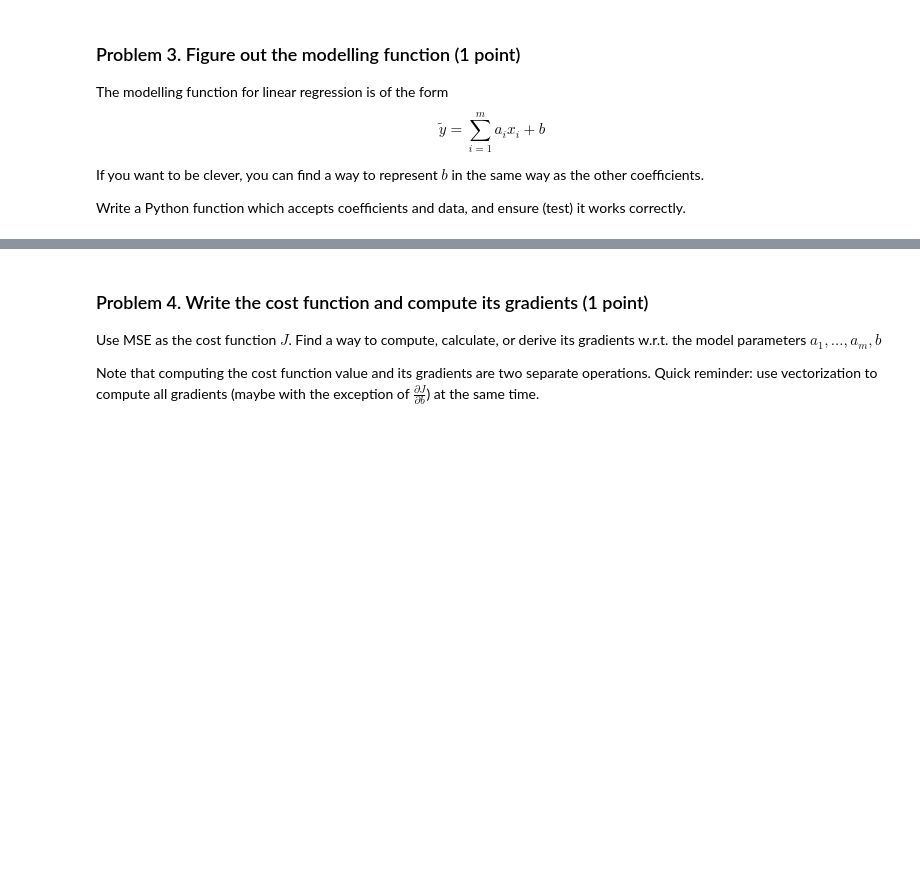
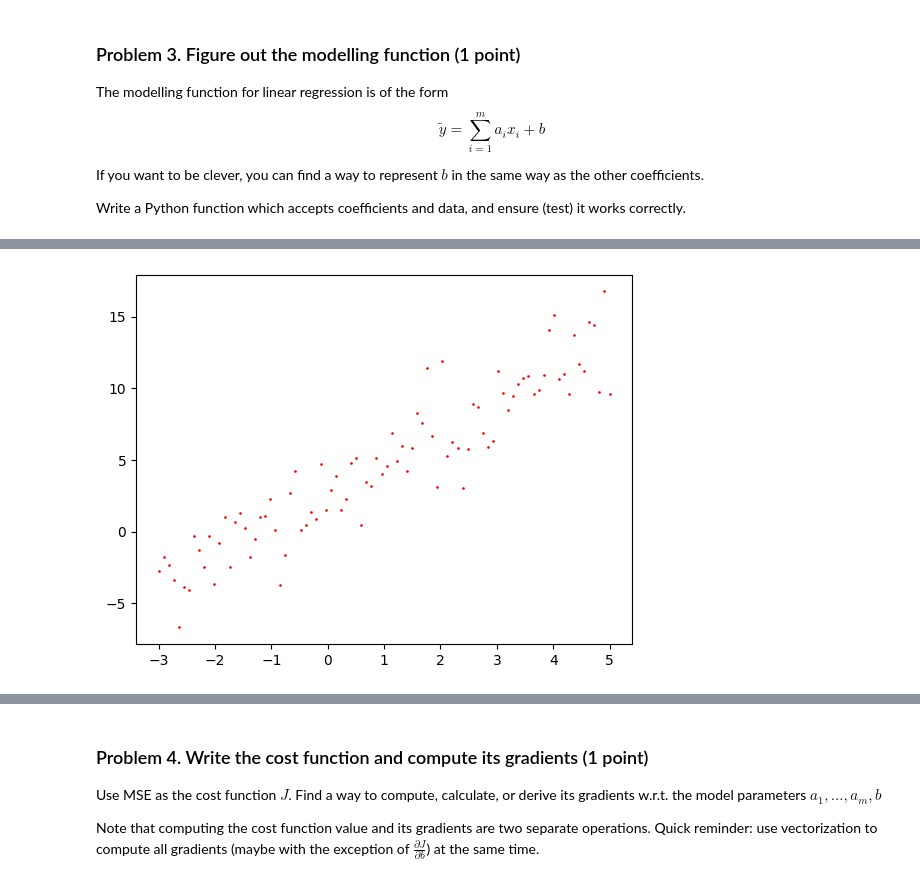
Before and after one commit to patonov/Data_Science-July_2024, a Jupyter notebook: regression_models/Regression Models Lab.ipynb, the cells around one changed output, grey strips where cells are left out. Cells and saved outputs as stored; diff of their text form; code cells hidden in the pictures; blank space fills up the shorter version.

```diff
--- a/regression_models/Regression Models Lab.ipynb
+++ b/regression_models/Regression Models Lab.ipynb
@@ -68,0 +83,5 @@ array([ 1.45200258,  0.19726744,  0.54937259,  1.12967251, -1.36401786,
+# %%
+plt.scatter(x, y_result, color="red", s=0.8)
+plt.show()
+# %% [output]
+[figure, added]
```
Also changed, not shown: parts of 6 cells of this notebook.
